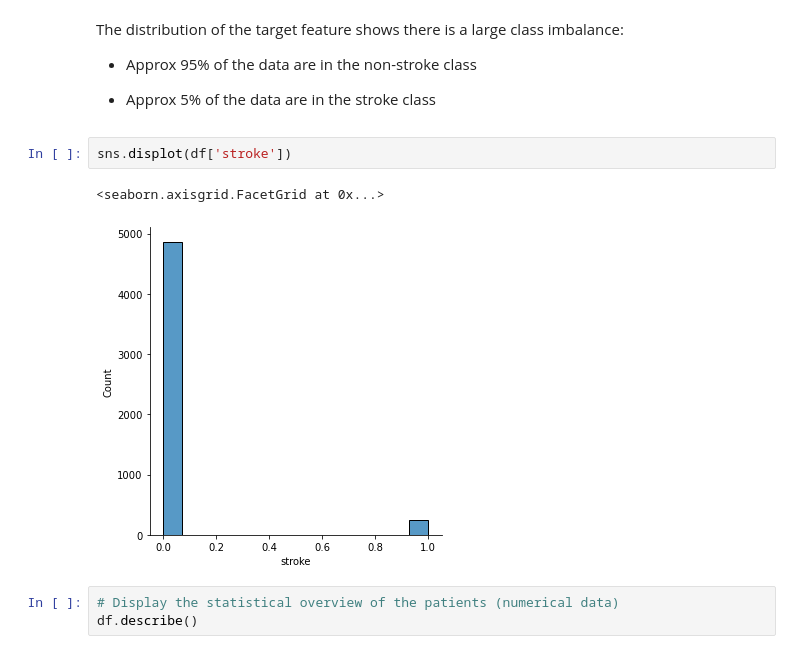
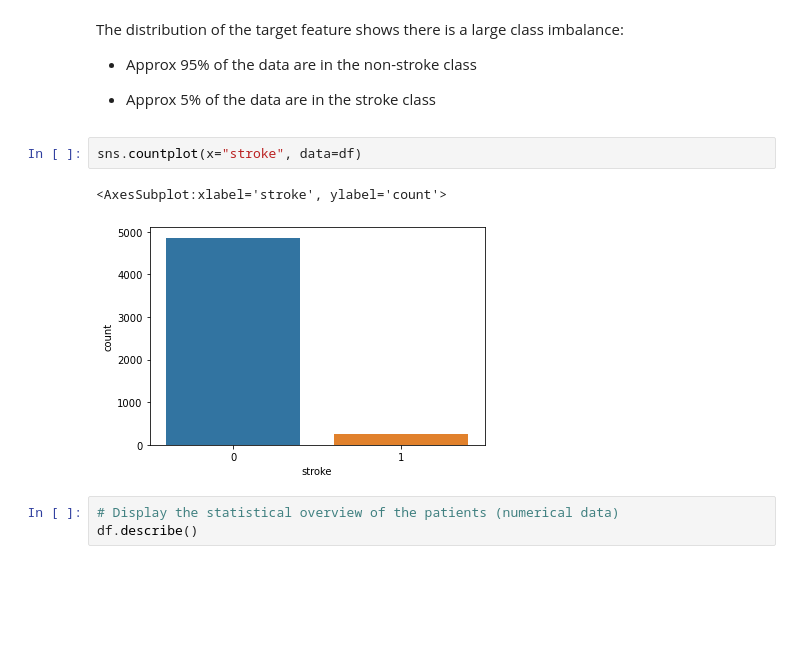
Before and after one commit to SophiaBouchama/stroke-prediction-portfolio, a Jupyter notebook: Stroke-Project.ipynb, the cells around one changed output. Saved outputs shown, nothing was run; the diff lists cells and outputs as text; blank space fills up the shorter version.

```diff
--- a/Stroke-Project.ipynb
+++ b/Stroke-Project.ipynb
@@ -295,11 +295,11 @@ The distribution of the target feature shows there is a large class imbalance:
 - Approx 95% of the data are in the non-stroke class
 
 - Approx 5% of the data are in the stroke class
-# %%
-sns.displot(df['stroke'])
-# %% [output]
-<seaborn.axisgrid.FacetGrid at 0x...>
-[figure, removed]
+# %%
+sns.countplot(x="stroke", data=df)
+# %% [output]
+<AxesSubplot:xlabel='stroke', ylabel='count'>
+[figure, added]
 # %%
 # Display the statistical overview of the patients (numerical data)
 df.describe()
```
Also changed, not shown: parts of 9 cells of this notebook.
